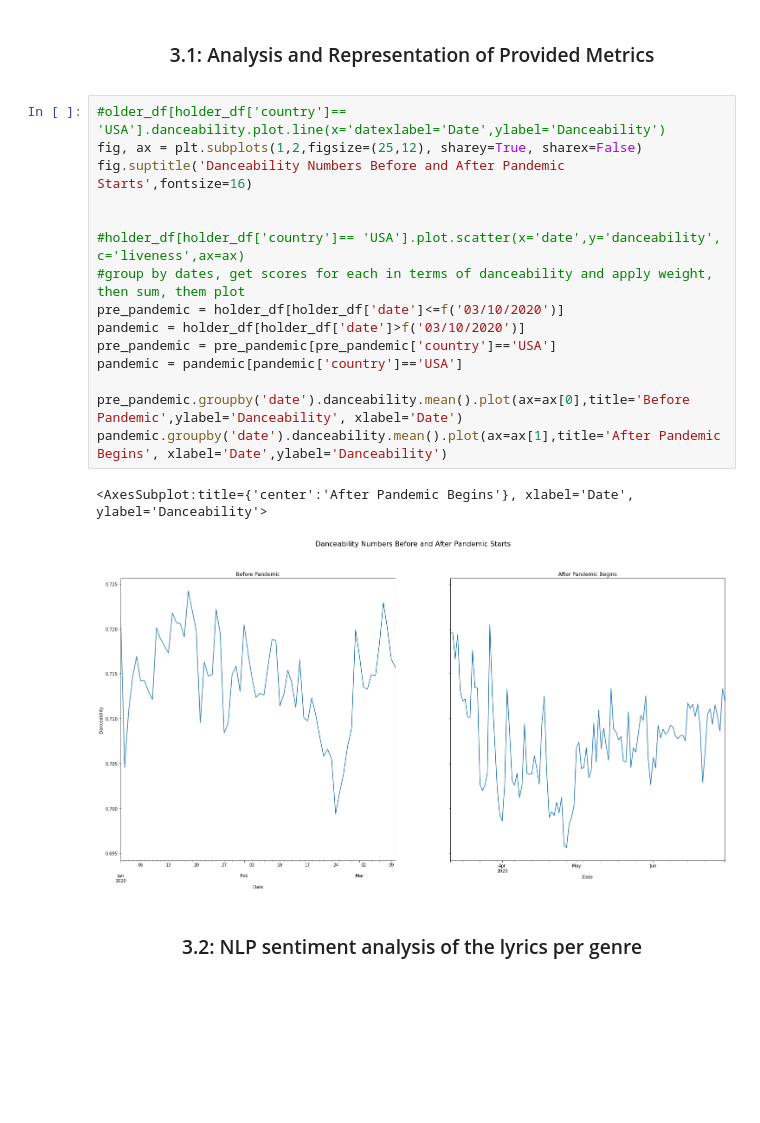
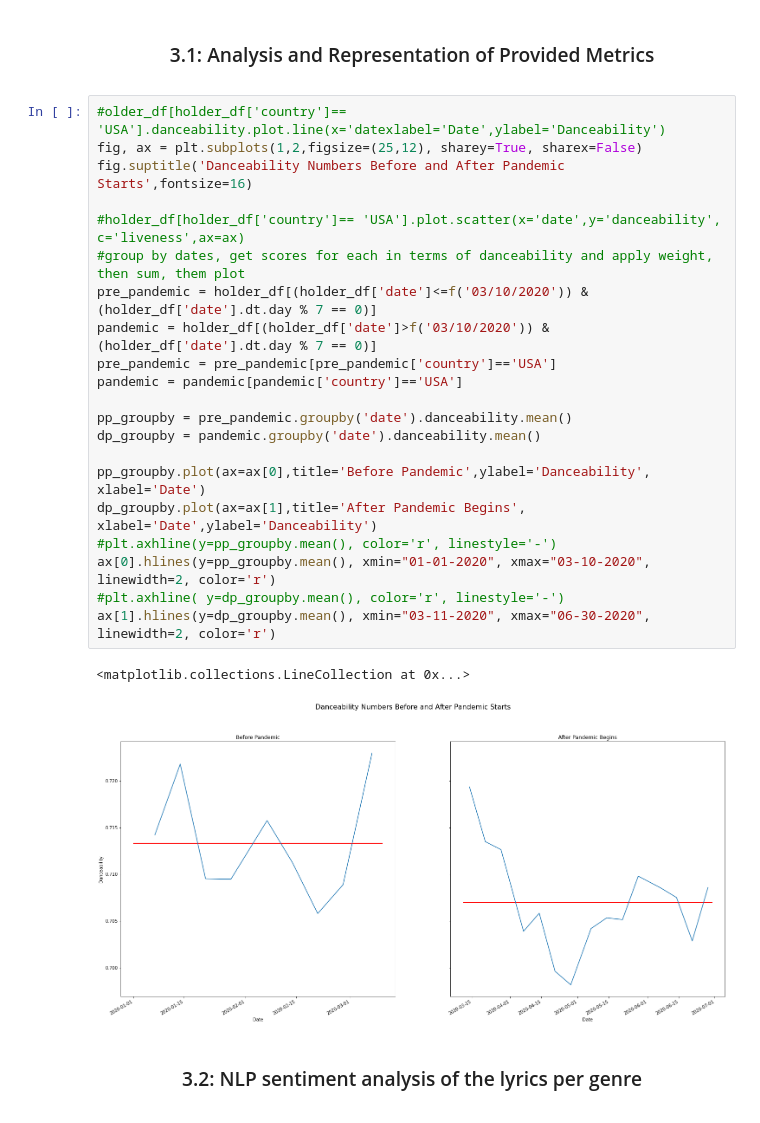
Before and after one commit to M-Sender/CS-Capstone, a Jupyter notebook: code/analysis.ipynb, the cells around one changed output. Saved outputs shown, nothing was run; the diff lists cells and outputs as text; blank space fills up the shorter version.

Commit message:
Smoothed out graph and added an average line.

```diff
--- a/code/analysis.ipynb
+++ b/code/analysis.ipynb
@@ -144,21 +145,27 @@ We break down our data analysis into 3 parts:
 # %%
 #older_df[holder_df['country']== 'USA'].danceability.plot.line(x='datexlabel='Date',ylabel='Danceability')
 fig, ax = plt.subplots(1,2,figsize=(25,12), sharey=True, sharex=False)
 fig.suptitle('Danceability Numbers Before and After Pandemic Starts',fontsize=16)
 
-
 #holder_df[holder_df['country']== 'USA'].plot.scatter(x='date',y='danceability', c='liveness',ax=ax)
 #group by dates, get scores for each in terms of danceability and apply weight, then sum, them plot
-pre_pandemic = holder_df[holder_df['date']<=f('03/10/2020')]
-pandemic = holder_df[holder_df['date']>f('03/10/2020')]
+pre_pandemic = holder_df[(holder_df['date']<=f('03/10/2020')) & (holder_df['date'].dt.day % 7 == 0)]
+pandemic = holder_df[(holder_df['date']>f('03/10/2020')) & (holder_df['date'].dt.day % 7 == 0)]
 pre_pandemic = pre_pandemic[pre_pandemic['country']=='USA']
 pandemic = pandemic[pandemic['country']=='USA']
 
-pre_pandemic.groupby('date').danceability.mean().plot(ax=ax[0],title='Before Pandemic',ylabel='Danceability', xlabel='Date')
-pandemic.groupby('date').danceability.mean().plot(ax=ax[1],title='After Pandemic Begins', xlabel='Date',ylabel='Danceability')
+pp_groupby = pre_pandemic.groupby('date').danceability.mean()
+dp_groupby = pandemic.groupby('date').danceability.mean()
+
+pp_groupby.plot(ax=ax[0],title='Before Pandemic',ylabel='Danceability', xlabel='Date')
+dp_groupby.plot(ax=ax[1],title='After Pandemic Begins', xlabel='Date',ylabel='Danceability')
+#plt.axhline(y=pp_groupby.mean(), color='r', linestyle='-')
+ax[0].hlines(y=pp_groupby.mean(), xmin="01-01-2020", xmax="03-10-2020", linewidth=2, color='r')
+#plt.axhline( y=dp_groupby.mean(), color='r', linestyle='-')
+ax[1].hlines(y=dp_groupby.mean(), xmin="03-11-2020", xmax="06-30-2020", linewidth=2, color='r')
 # %% [output]
-<AxesSubplot:title={'center':'After Pandemic Begins'}, xlabel='Date', ylabel='Danceability'>
+<matplotlib.collections.LineCollection at 0x...>
-[figure, old version]
+[figure, new version]
 # %% [markdown]
 <center><h3>3.2: NLP sentiment analysis of the lyrics per genre</h3></center>
 # %% [markdown]
```
Also changed, not shown: parts of 1 cell of this notebook.
